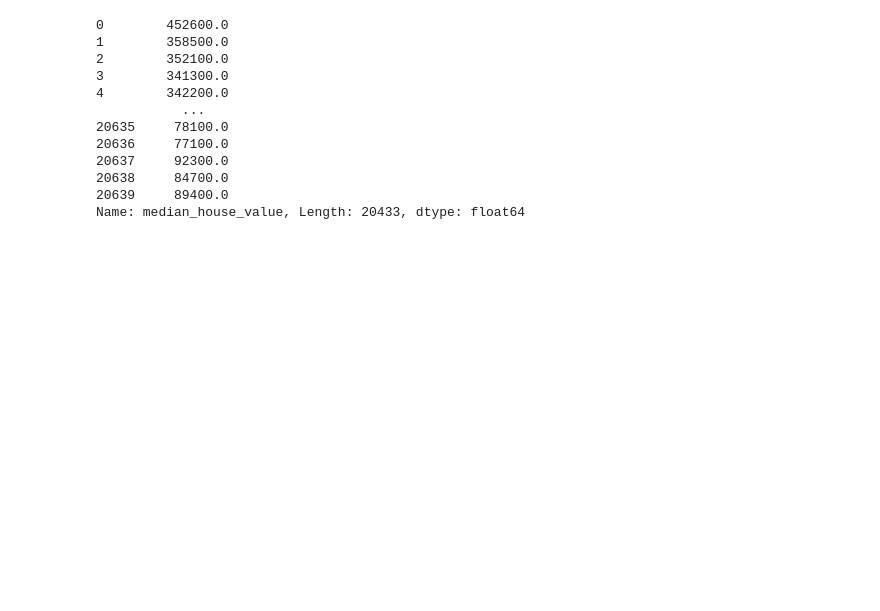
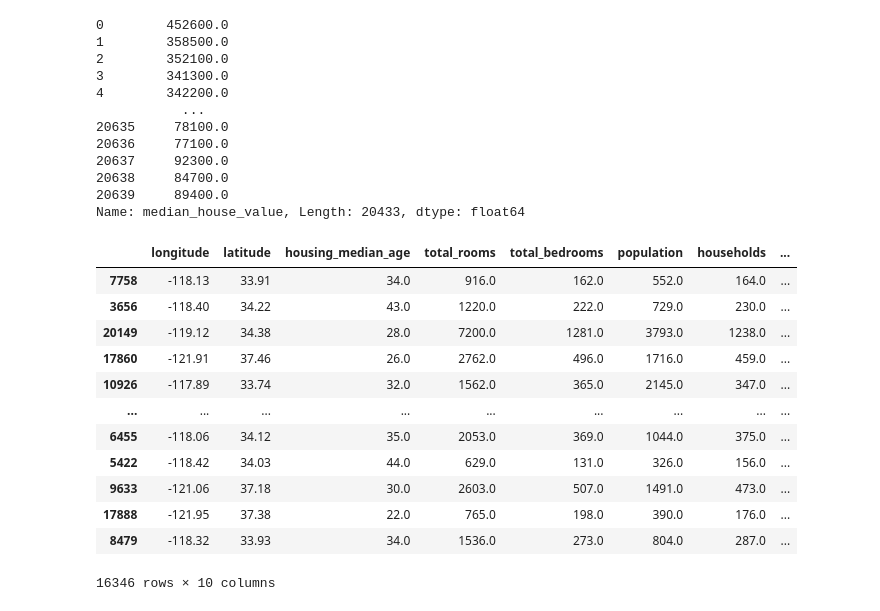
Before and after one commit to Ujjwalsharma7/House_Price_Prediction, a Jupyter notebook: model.ipynb, the cells around one changed output. Cells and saved outputs as stored; diff of their text form; code cells hidden in the pictures; blank space fills up the shorter version.

```diff
--- a/model.ipynb
+++ b/model.ipynb
@@ -107,0 +110,16 @@ x_train, x_test, y_train, y_test = train_test_split(x, y, test_size=0.2)
+# %%
+train_data
+# %% [output]
+|  | longitude | latitude | housing_median_age | total_rooms | total_bedrooms | population | households | ... |
+| 7758 | -118.13 | 33.91 | 34.0 | 916.0 | 162.0 | 552.0 | 164.0 | ... |
+| 3656 | -118.40 | 34.22 | 43.0 | 1220.0 | 222.0 | 729.0 | 230.0 | ... |
+| 20149 | -119.12 | 34.38 | 28.0 | 7200.0 | 1281.0 | 3793.0 | 1238.0 | ... |
+| 17860 | -121.91 | 37.46 | 26.0 | 2762.0 | 496.0 | 1716.0 | 459.0 | ... |
+| 10926 | -117.89 | 33.74 | 32.0 | 1562.0 | 365.0 | 2145.0 | 347.0 | ... |
+| ... | ... | ... | ... | ... | ... | ... | ... | ... |
+| 6455 | -118.06 | 34.12 | 35.0 | 2053.0 | 369.0 | 1044.0 | 375.0 | ... |
+| 5422 | -118.42 | 34.03 | 44.0 | 629.0 | 131.0 | 326.0 | 156.0 | ... |
+| 9633 | -121.06 | 37.18 | 30.0 | 2603.0 | 507.0 | 1491.0 | 473.0 | ... |
+| 17888 | -121.95 | 37.38 | 22.0 | 765.0 | 198.0 | 390.0 | 176.0 | ... |
+| 8479 | -118.32 | 33.93 | 34.0 | 1536.0 | 273.0 | 804.0 | 287.0 | ... |
+16346 rows × 10 columns
```
Also changed, not shown: parts of 6 cells of this notebook.
